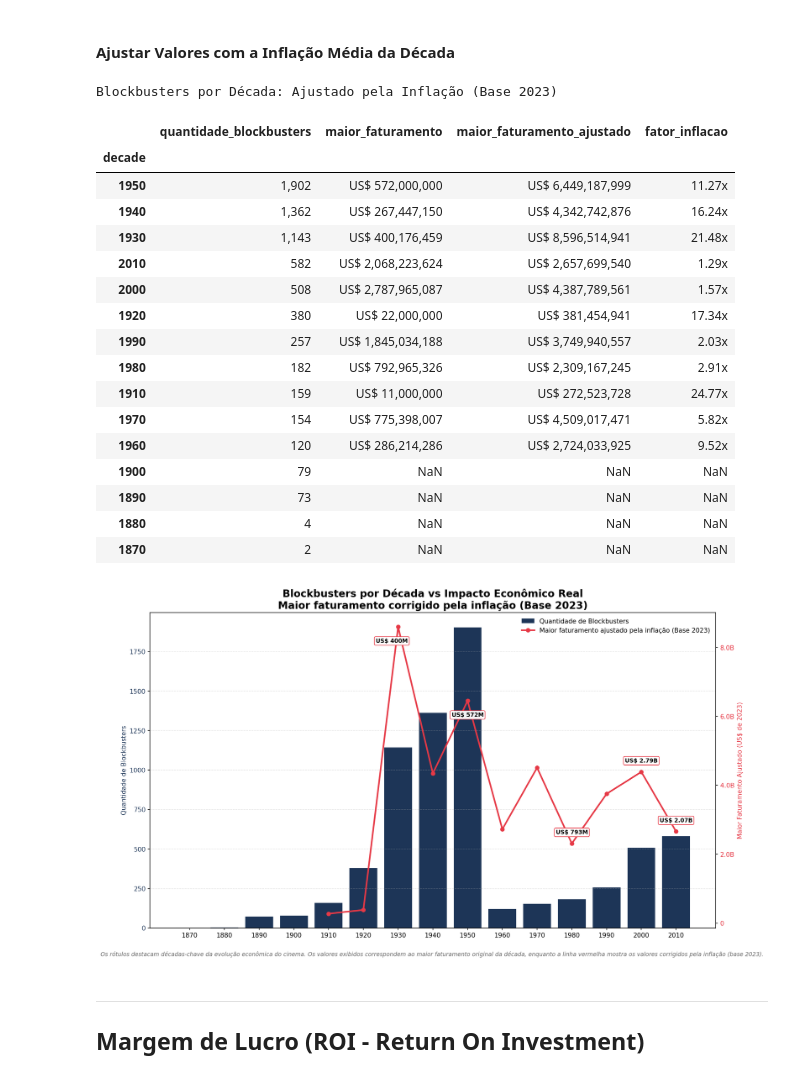
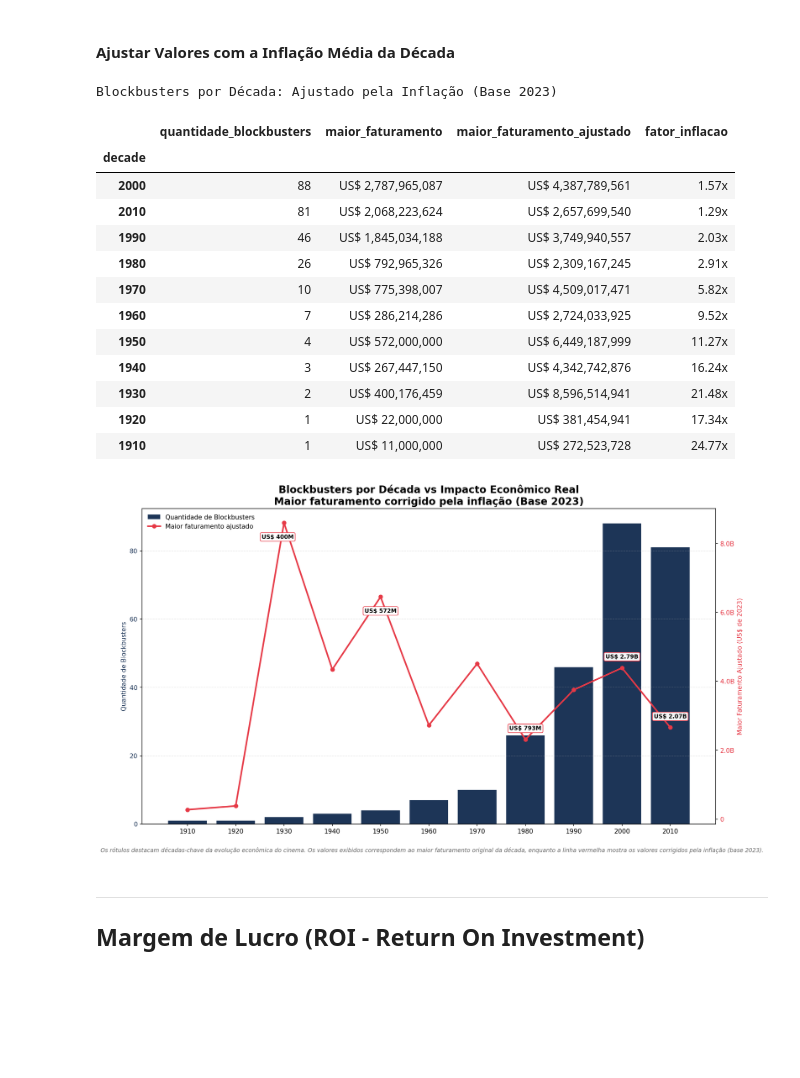
Before and after one commit to AleCecilio/entertainment_industry_performance_analysis, a Jupyter notebook: notebooks/02_data_analytics/18_analytics_financial_timeline.ipynb, the cells around one changed output. Drawn from its saved outputs; the diff is of its cells as text; code cells hidden in the pictures; blank space fills up the shorter version.

```diff
--- a/notebooks/02_data_analytics/18_analytics_financial_timeline.ipynb
+++ b/notebooks/02_data_analytics/18_analytics_financial_timeline.ipynb
@@ -274,6 +274,8 @@ query_bloc = """
             ) AS ranking
         FROM unified_media_catalog
         WHERE media_type = 'Movie'
+            AND revenue IS NOT NULL
+            AND budget > 0
     )
     WHERE ranking <= 0.05
     GROUP BY decade
@@ -404,21 +402,17 @@ display(
 Blockbusters por Década: Ajustado pela Inflação (Base 2023)
 |  | quantidade_blockbusters | maior_faturamento | maior_faturamento_ajustado | fator_inflacao |
 | decade |  |  |  |  |
-| 1950 | 1,902 | US$ 572,000,000 | US$ 6,449,187,999 | 11.27x |
-| 1940 | 1,362 | US$ 267,447,150 | US$ 4,342,742,876 | 16.24x |
-| 1930 | 1,143 | US$ 400,176,459 | US$ 8,596,514,941 | 21.48x |
-| 2010 | 582 | US$ 2,068,223,624 | US$ 2,657,699,540 | 1.29x |
-| 2000 | 508 | US$ 2,787,965,087 | US$ 4,387,789,561 | 1.57x |
-| 1920 | 380 | US$ 22,000,000 | US$ 381,454,941 | 17.34x |
-| 1990 | 257 | US$ 1,845,034,188 | US$ 3,749,940,557 | 2.03x |
-| 1980 | 182 | US$ 792,965,326 | US$ 2,309,167,245 | 2.91x |
-| 1910 | 159 | US$ 11,000,000 | US$ 272,523,728 | 24.77x |
-| 1970 | 154 | US$ 775,398,007 | US$ 4,509,017,471 | 5.82x |
-| 1960 | 120 | US$ 286,214,286 | US$ 2,724,033,925 | 9.52x |
-| 1900 | 79 | NaN | NaN | NaN |
-| 1890 | 73 | NaN | NaN | NaN |
-| 1880 | 4 | NaN | NaN | NaN |
-| 1870 | 2 | NaN | NaN | NaN |
+| 2000 | 88 | US$ 2,787,965,087 | US$ 4,387,789,561 | 1.57x |
+| 2010 | 81 | US$ 2,068,223,624 | US$ 2,657,699,540 | 1.29x |
+| 1990 | 46 | US$ 1,845,034,188 | US$ 3,749,940,557 | 2.03x |
+| 1980 | 26 | US$ 792,965,326 | US$ 2,309,167,245 | 2.91x |
+| 1970 | 10 | US$ 775,398,007 | US$ 4,509,017,471 | 5.82x |
+| 1960 | 7 | US$ 286,214,286 | US$ 2,724,033,925 | 9.52x |
+| 1950 | 4 | US$ 572,000,000 | US$ 6,449,187,999 | 11.27x |
+| 1940 | 3 | US$ 267,447,150 | US$ 4,342,742,876 | 16.24x |
+| 1930 | 2 | US$ 400,176,459 | US$ 8,596,514,941 | 21.48x |
+| 1920 | 1 | US$ 22,000,000 | US$ 381,454,941 | 17.34x |
+| 1910 | 1 | US$ 11,000,000 | US$ 272,523,728 | 24.77x |
 # %%
 df_plot = df_bloc.copy()
 
@@ -450,7 +444,7 @@ ax2.plot(
     color='#E63946',
     marker='o',
     linewidth=2.5,
-    label='Maior faturamento ajustado pela inflação (Base 2023)'
+    label='Maior faturamento ajustado'
 )
 
 offsets = {
@@ -501,36 +495,36 @@ handles2, labels2 = ax2.get_legend_handles_labels()
 ax1.legend(
     handles1 + handles2,
     labels1 + labels2,
-    loc='upper right',
+    loc='upper left',
     frameon=False
 )
 
 plt.title(
     'Blockbusters por Década vs Impacto Econômico Real\n'
     'Maior faturamento corrigido pela inflação (Base 2023)',
     fontsize=16,
     fontweight='bold'
 )
 
 plt.xticks(rotation=45)
 ax1.grid(axis='y', linestyle='--', alpha=0.3)
 
 plt.figtext(
     0.5,
     -0.03,
     'Os rótulos destacam décadas-chave da evolução econômica do cinema. '
     'Os valores exibidos correspondem ao maior faturamento original da década, '
     'enquanto a linha vermelha mostra os valores corrigidos pela inflação (base 2023).',
     ha='center',
     fontsize=9,
     color='dimgray',
     style='italic'
 )
 
 plt.tight_layout()
 plt.show()
 # %% [output]
-[figure, old version]
+[figure, new version]
 # %% [markdown]
 ---
 ## Margem de Lucro (ROI - Return On Investment)
```
Also changed, not shown: parts of 2 cells of this notebook, 4 other files.
